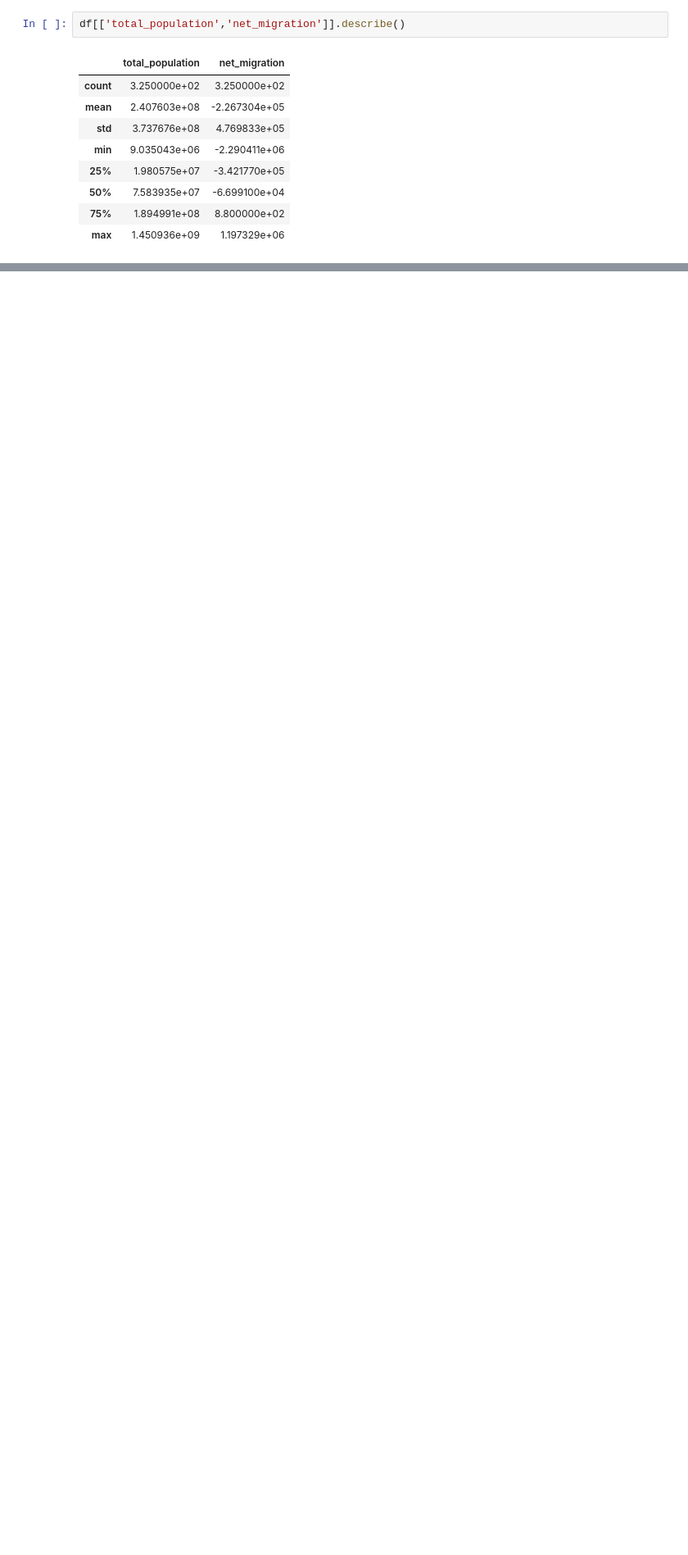
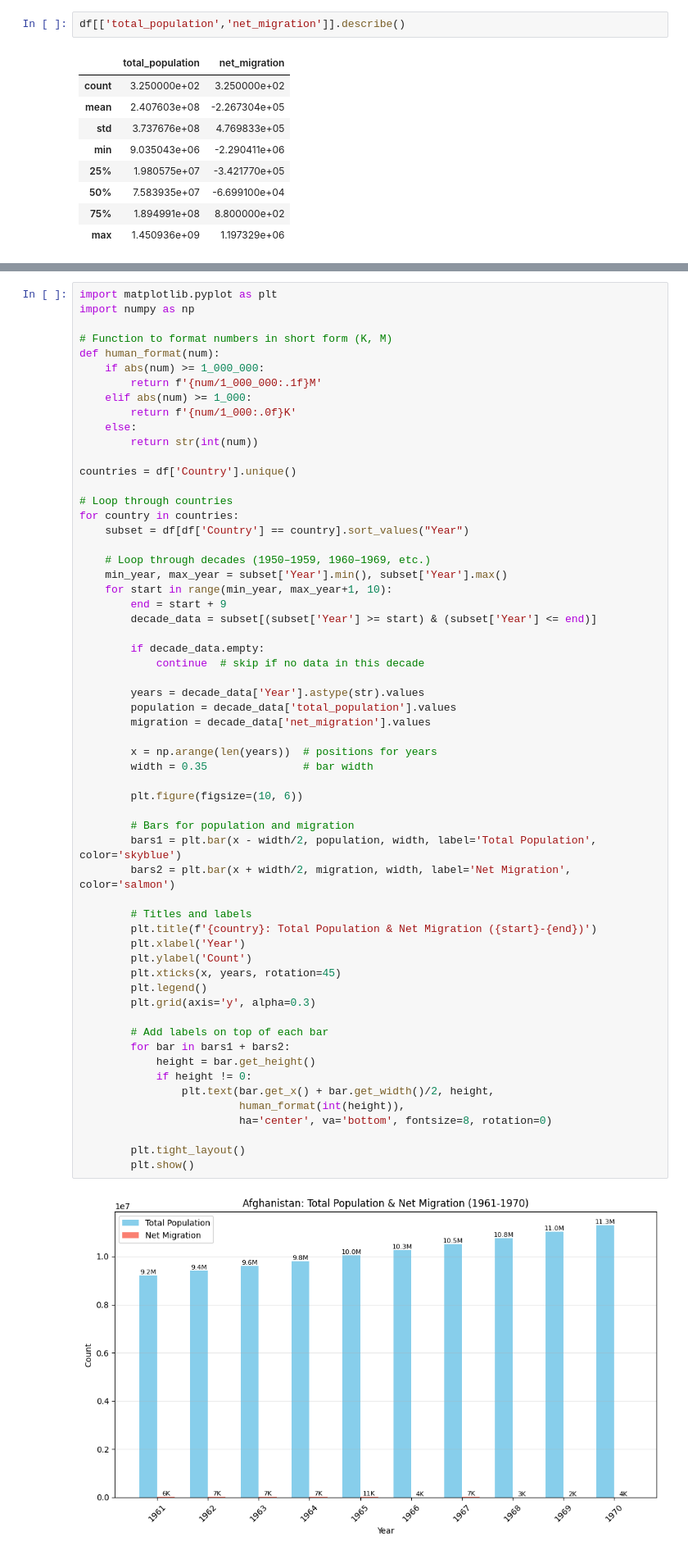
Before and after one commit to ejazurrehman/Net_Migration_Project_Pakistan-vs-India, a Jupyter notebook: net_migration_project_south_asia.ipynb, the cells around one changed output, grey strips where cells are left out. Shown at 82% size. Drawn from its saved outputs; the diff is of its cells as text; blank space fills up the shorter version.

```diff
--- a/net_migration_project_south_asia.ipynb
+++ b/net_migration_project_south_asia.ipynb
@@ -321,0 +338,61 @@ plt.show()
+# %%
+import matplotlib.pyplot as plt
+import numpy as np
+
+# Function to format numbers in short form (K, M)
+def human_format(num):
+    if abs(num) >= 1_000_000:
+        return f'{num/1_000_000:.1f}M'
+    elif abs(num) >= 1_000:
+        return f'{num/1_000:.0f}K'
+    else:
+        return str(int(num))
+
+countries = df['Country'].unique()
+
+# Loop through countries
+for country in countries:
+    subset = df[df['Country'] == country].sort_values("Year")
+
+    # Loop through decades (1950–1959, 1960–1969, etc.)
+    min_year, max_year = subset['Year'].min(), subset['Year'].max()
+    for start in range(min_year, max_year+1, 10):
+        end = start + 9
+        decade_data = subset[(subset['Year'] >= start) & (subset['Year'] <= end)]
+
+        if decade_data.empty:
+            continue  # skip if no data in this decade
+
+        years = decade_data['Year'].astype(str).values
+        population = decade_data['total_population'].values
+        migration = decade_data['net_migration'].values
+
+        x = np.arange(len(years))  # positions for years
+        width = 0.35               # bar width
+
+        plt.figure(figsize=(10, 6))
+
+        # Bars for population and migration
+        bars1 = plt.bar(x - width/2, population, width, label='Total Population', color='skyblue')
+        bars2 = plt.bar(x + width/2, migration, width, label='Net Migration', color='salmon')
+
+        # Titles and labels
+        plt.title(f'{country}: Total Population & Net Migration ({start}-{end})')
+        plt.xlabel('Year')
+        plt.ylabel('Count')
+        plt.xticks(x, years, rotation=45)
+        plt.legend()
+        plt.grid(axis='y', alpha=0.3)
+
+        # Add labels on top of each bar
+        for bar in bars1 + bars2:
+            height = bar.get_height()
+            if height != 0:
+                plt.text(bar.get_x() + bar.get_width()/2, height,
+                         human_format(int(height)),
+                         ha='center', va='bottom', fontsize=8, rotation=0)
+
+        plt.tight_layout()
+        plt.show()
+# %% [output]
+[figure, added]
```
Also changed, not shown: parts of 9 cells of this notebook.
